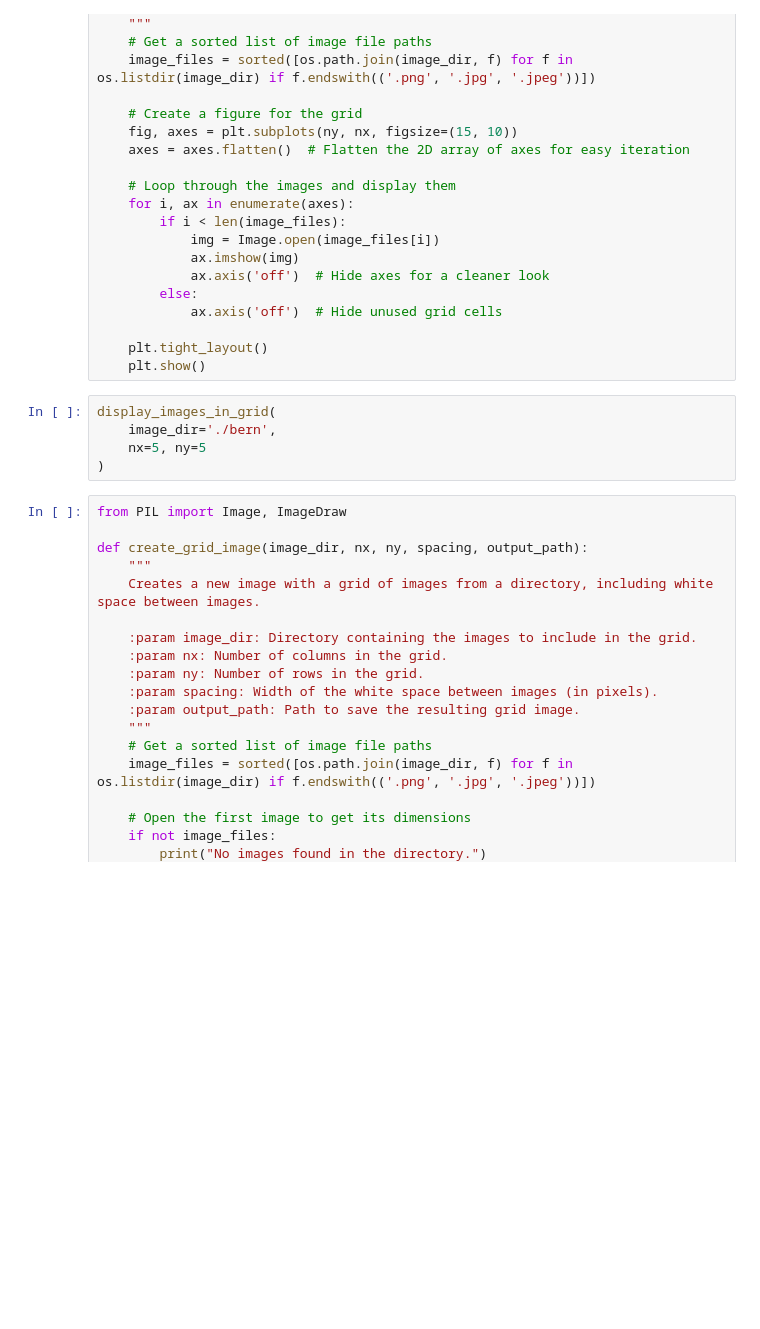
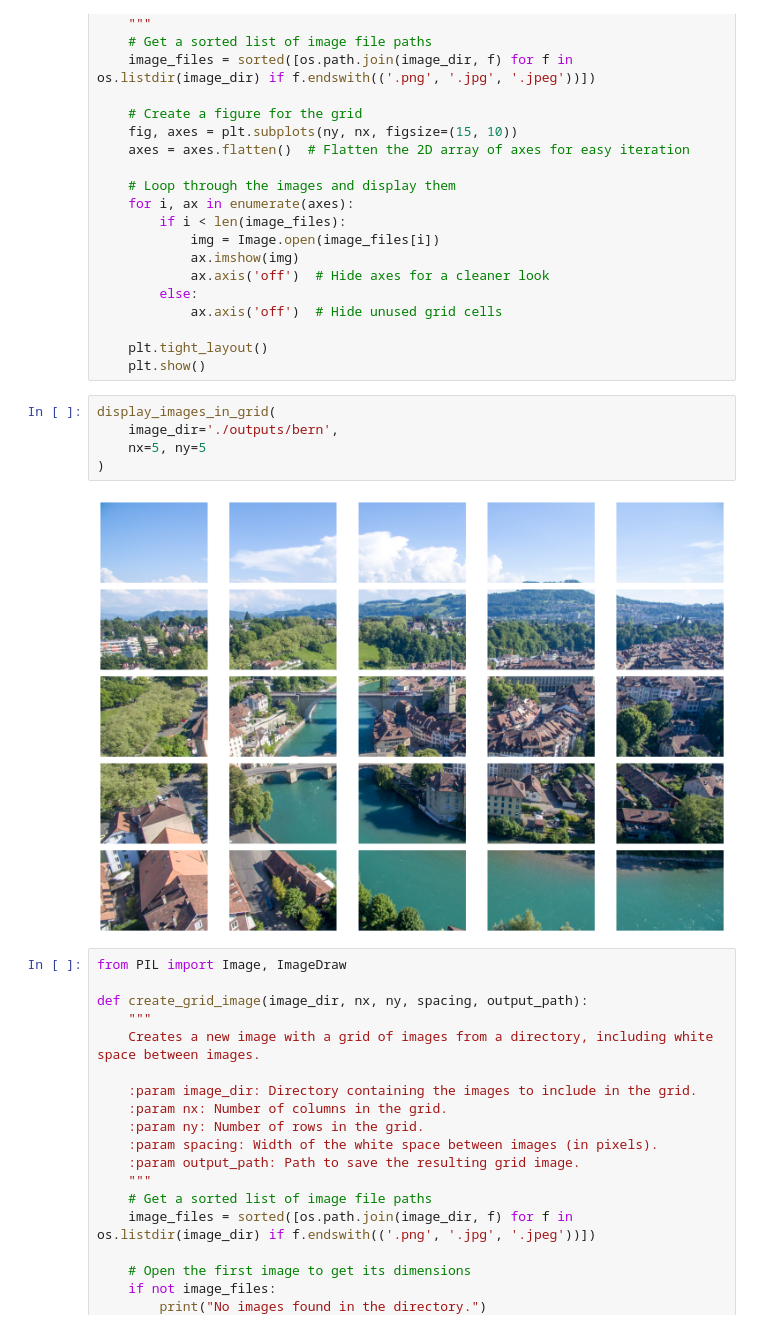
Before and after one commit to adhishm/cut_photo, a Jupyter notebook: cut_photo.ipynb, the cells around one changed output. Drawn from its saved outputs; the diff is of its cells as text; blank space fills up the shorter version.

Commit message:
Testing with different output paths.

```diff
--- a/cut_photo.ipynb
+++ b/cut_photo.ipynb
@@ -113,9 +121,11 @@ def display_images_in_grid(image_dir, nx, ny):
     plt.show()
 # %%
 display_images_in_grid(
-    image_dir='./bern',
+    image_dir='./outputs/bern',
     nx=5, ny=5
 )
+# %% [output]
+[figure, added]
 # %%
 from PIL import Image, ImageDraw
 
```
Also changed, not shown: parts of 5 cells of this notebook.
